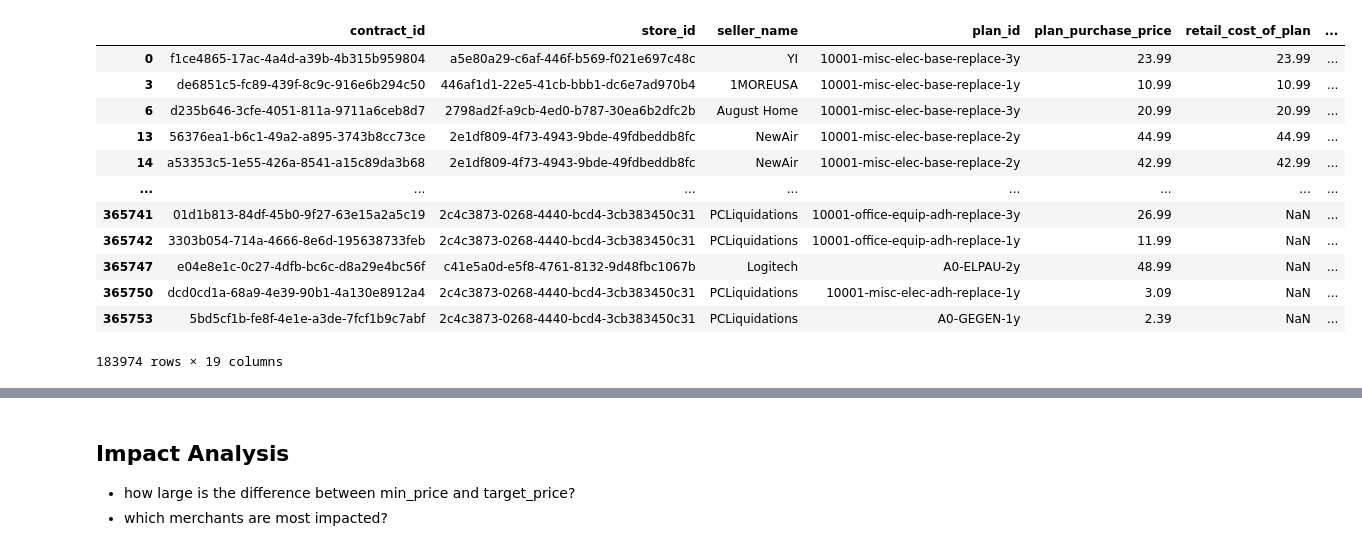
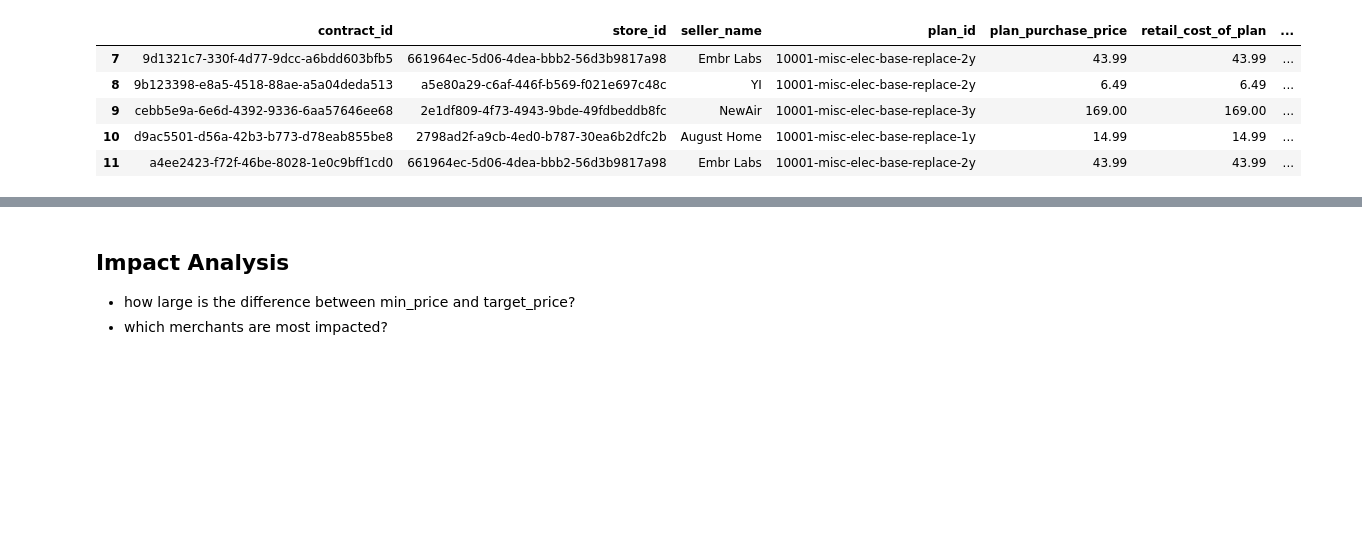
Before and after one commit to vhsieh3/analysis-tools, a Jupyter notebook: notebooks/Price Floor Analysis - Price from product_facts.ipynb, the cells around one changed output, grey strips where cells are left out. Cells and saved outputs as stored; diff of their text form; code cells hidden in the pictures; blank space fills up the shorter version.

```diff
--- a/notebooks/Price Floor Analysis - Price from product_facts.ipynb
+++ b/notebooks/Price Floor Analysis - Price from product_facts.ipynb
@@ -58,21 +60,16 @@ df = pd.read_sql_query(query, engine)
 # %%
 df_clean = df[(df['cost'].notnull()) & (df['cost']!= 0.01) &
               (df['fixed_price'].isnull()) & (df['price']!= 1)]
-df_clean
+
+df_clean['retail_cost_of_plan'] = np.where(df_clean['retail_cost_of_plan'].isna(), df_clean['plan_purchase_price'], df_clean['retail_cost_of_plan'])
+df_clean.head()
 # %% [output]
 |  | contract_id | store_id | seller_name | plan_id | plan_purchase_price | retail_cost_of_plan | ... |
-| 0 | f1ce4865-17ac-4a4d-a39b-4b315b959804 | a5e80a29-c6af-446f-b569-f021e697c48c | YI | 10001-misc-elec-base-replace-3y | 23.99 | 23.99 | ... |
-| 3 | de6851c5-fc89-439f-8c9c-916e6b294c50 | 446af1d1-22e5-41cb-bbb1-dc6e7ad970b4 | 1MOREUSA | 10001-misc-elec-base-replace-1y | 10.99 | 10.99 | ... |
-| 6 | d235b646-3cfe-4051-811a-9711a6ceb8d7 | 2798ad2f-a9cb-4ed0-b787-30ea6b2dfc2b | August Home | 10001-misc-elec-base-replace-3y | 20.99 | 20.99 | ... |
-| 13 | 56376ea1-b6c1-49a2-a895-3743b8cc73ce | 2e1df809-4f73-4943-9bde-49fdbeddb8fc | NewAir | 10001-misc-elec-base-replace-2y | 44.99 | 44.99 | ... |
-| 14 | a53353c5-1e55-426a-8541-a15c89da3b68 | 2e1df809-4f73-4943-9bde-49fdbeddb8fc | NewAir | 10001-misc-elec-base-replace-2y | 42.99 | 42.99 | ... |
-| ... | ... | ... | ... | ... | ... | ... | ... |
-| 365741 | 01d1b813-84df-45b0-9f27-63e15a2a5c19 | 2c4c3873-0268-4440-bcd4-3cb383450c31 | PCLiquidations | 10001-office-equip-adh-replace-3y | 26.99 | NaN | ... |
-| 365742 | 3303b054-714a-4666-8e6d-195638733feb | 2c4c3873-0268-4440-bcd4-3cb383450c31 | PCLiquidations | 10001-office-equip-adh-replace-1y | 11.99 | NaN | ... |
-| 365747 | e04e8e1c-0c27-4dfb-bc6c-d8a29e4bc56f | c41e5a0d-e5f8-4761-8132-9d48fbc1067b | Logitech | A0-ELPAU-2y | 48.99 | NaN | ... |
-| 365750 | dcd0cd1a-68a9-4e39-90b1-4a130e8912a4 | 2c4c3873-0268-4440-bcd4-3cb383450c31 | PCLiquidations | 10001-misc-elec-adh-replace-1y | 3.09 | NaN | ... |
-| 365753 | 5bd5cf1b-fe8f-4e1e-a3de-7fcf1b9c7abf | 2c4c3873-0268-4440-bcd4-3cb383450c31 | PCLiquidations | A0-GEGEN-1y | 2.39 | NaN | ... |
+| 7 | 9d1321c7-330f-4d77-9dcc-a6bdd603bfb5 | 661964ec-5d06-4dea-bbb2-56d3b9817a98 | Embr Labs | 10001-misc-elec-base-replace-2y | 43.99 | 43.99 | ... |
+| 8 | 9b123398-e8a5-4518-88ae-a5a04deda513 | a5e80a29-c6af-446f-b569-f021e697c48c | YI | 10001-misc-elec-base-replace-2y | 6.49 | 6.49 | ... |
+| 9 | cebb5e9a-6e6d-4392-9336-6aa57646ee68 | 2e1df809-4f73-4943-9bde-49fdbeddb8fc | NewAir | 10001-misc-elec-base-replace-3y | 169.00 | 169.00 | ... |
+| 10 | d9ac5501-d56a-42b3-b773-d78eab855be8 | 2798ad2f-a9cb-4ed0-b787-30ea6b2dfc2b | August Home | 10001-misc-elec-base-replace-1y | 14.99 | 14.99 | ... |
+| 11 | a4ee2423-f72f-46be-8028-1e0c9bff1cd0 | 661964ec-5d06-4dea-bbb2-56d3b9817a98 | Embr Labs | 10001-misc-elec-base-replace-2y | 43.99 | 43.99 | ... |
-183974 rows × 19 columns
 # %%
 def calc_target_price(df):
     df['target_price'] = df['retail_target'] * df['price']
```
Also changed, not shown: parts of 61 cells of this notebook, 2 other files.
